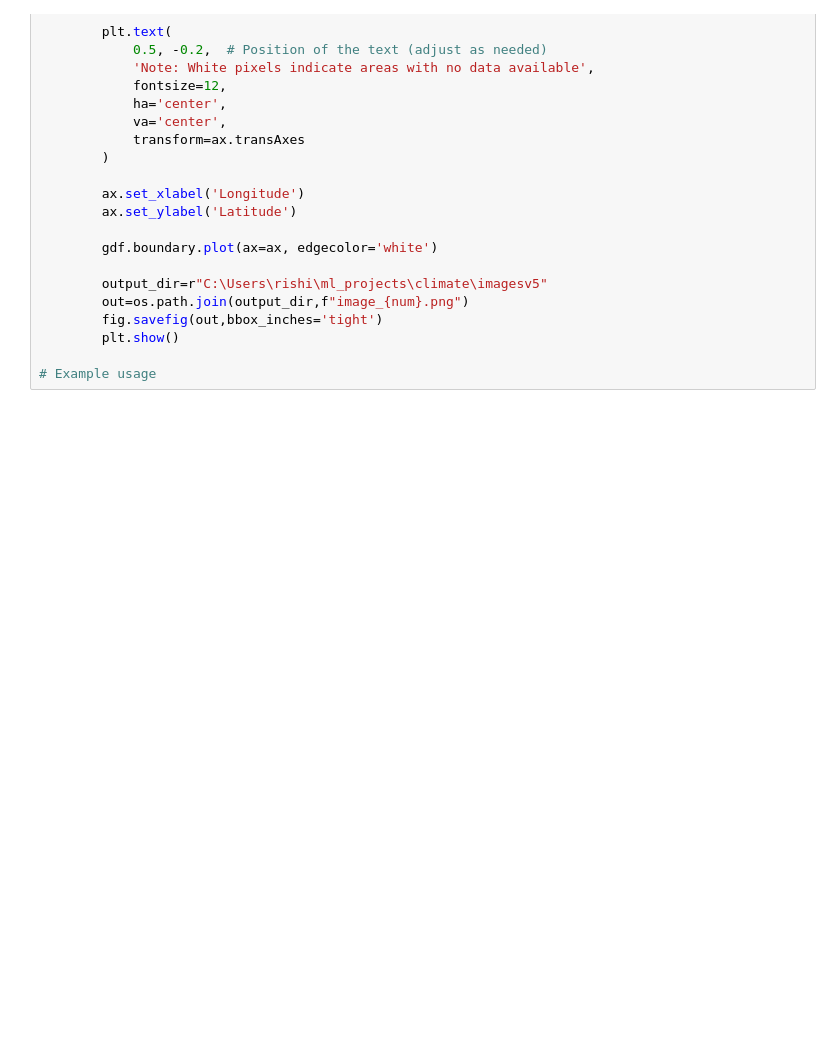
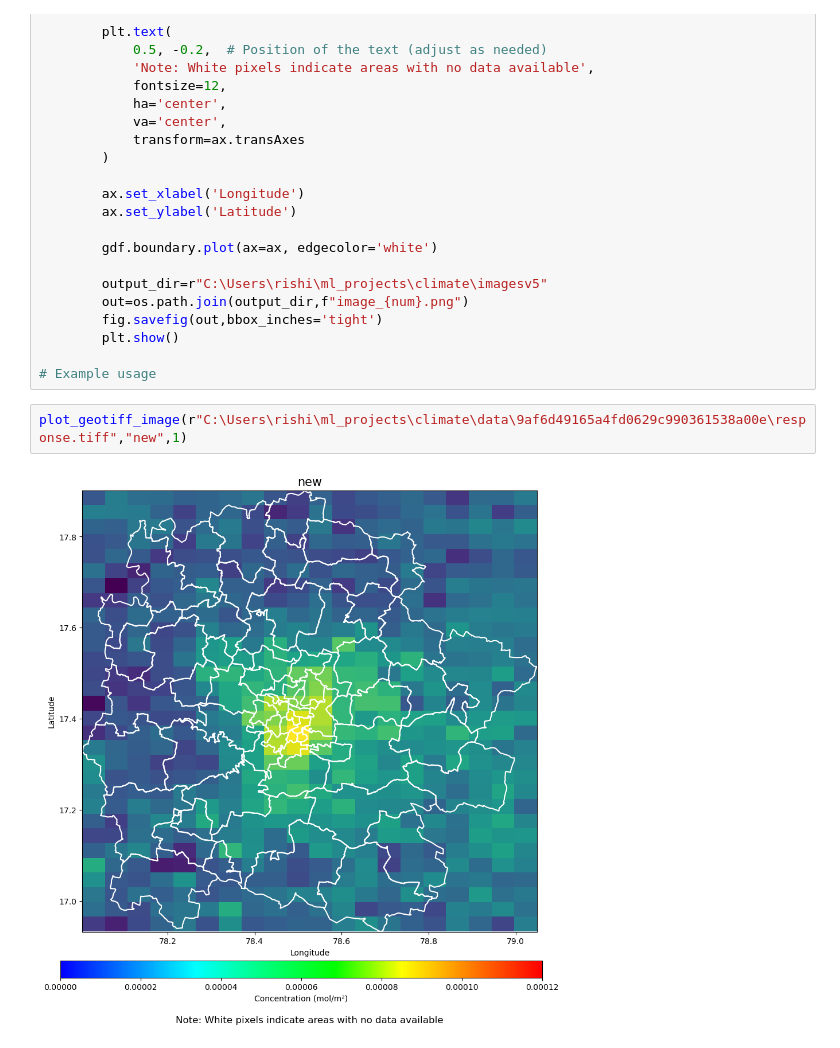
Before and after one commit to Rishi-Bharadwaj/air_pollution_correlation, a Jupyter notebook: geo_data.ipynb, the cells around one changed output. Saved outputs shown, nothing was run; the diff lists cells and outputs as text; blank space fills up the shorter version.

Commit message:
getting straight tiff data now, also no processing for colors

```diff
--- a/geo_data.ipynb
+++ b/geo_data.ipynb
@@ -112,4 +112,8 @@ def plot_geotiff_image(geotiff_path, title,num):
         plt.show()
 
 # Example usage
+# %%
+plot_geotiff_image(r"C:\Users\rishi\ml_projects\climate\data\9af6d49165a4fd0629c990361538a00e\response.tiff","new",1)
+# %% [output]
+[figure, added]
 # %%
```
Also changed, not shown: parts of 1 cell of this notebook, 6 other files.
